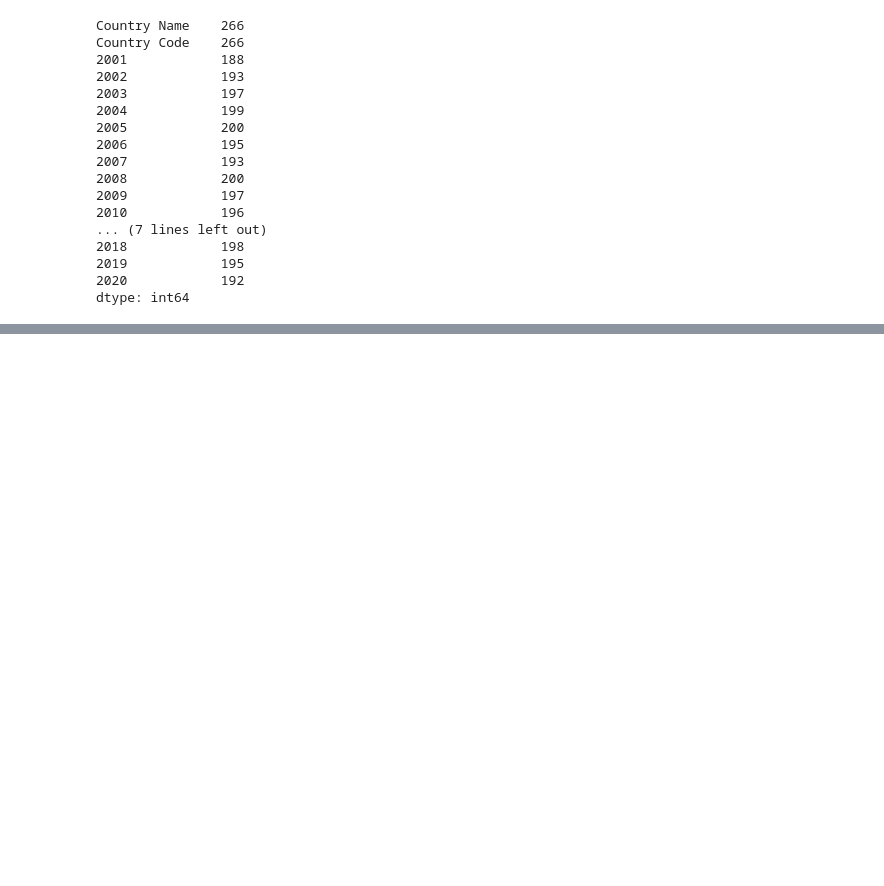
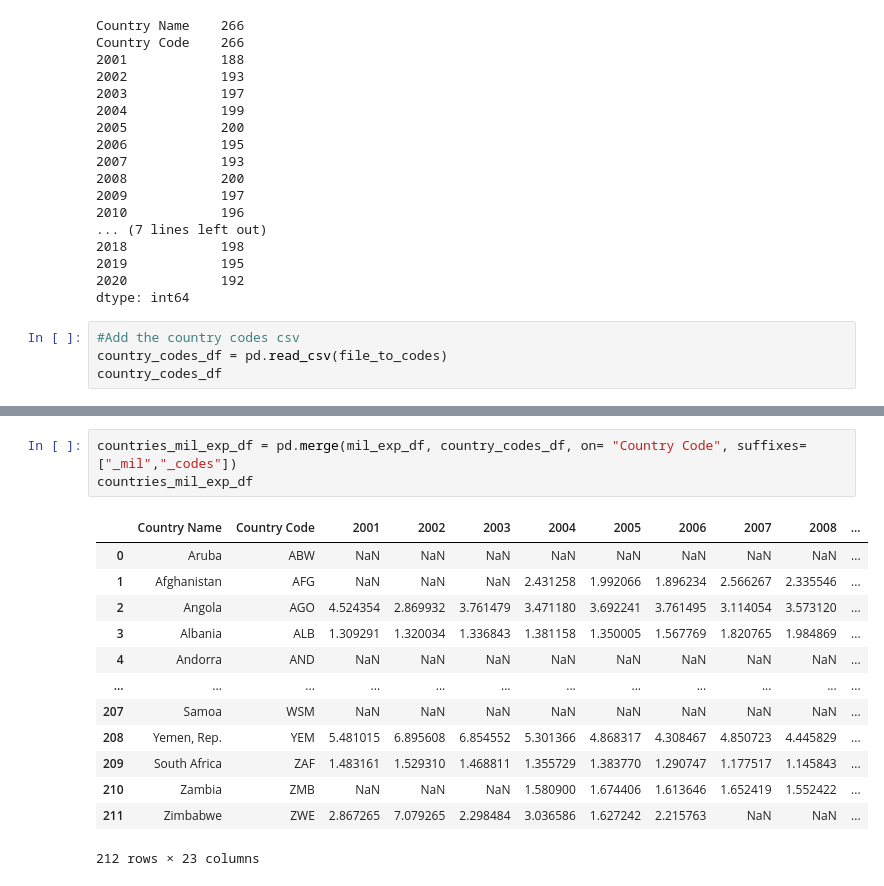
Before and after one commit to svujcich/Global_GDP_Trends, a Jupyter notebook: military_expenditure.ipynb, the cells around one changed output, grey strips where cells are left out. Saved outputs shown, nothing was run; the diff lists cells and outputs as text; blank space fills up the shorter version.

```diff
--- a/military_expenditure.ipynb
+++ b/military_expenditure.ipynb
@@ -107,3 +107,7 @@ Country Code    266
 2019            195
 2020            192
 dtype: int64
+# %%
+#Add the country codes csv
+country_codes_df = pd.read_csv(file_to_codes)
+country_codes_df
@@ -110 +153,18 @@ dtype: int64
+# %%
+countries_mil_exp_df = pd.merge(mil_exp_df, country_codes_df, on= "Country Code", suffixes=["_mil","_codes"])
+countries_mil_exp_df
+# %% [output]
+|  | Country Name | Country Code | 2001 | 2002 | 2003 | 2004 | 2005 | 2006 | 2007 | 2008 | ... |
+| 0 | Aruba | ABW | NaN | NaN | NaN | NaN | NaN | NaN | NaN | NaN | ... |
+| 1 | Afghanistan | AFG | NaN | NaN | NaN | 2.431258 | 1.992066 | 1.896234 | 2.566267 | 2.335546 | ... |
+| 2 | Angola | AGO | 4.524354 | 2.869932 | 3.761479 | 3.471180 | 3.692241 | 3.761495 | 3.114054 | 3.573120 | ... |
+| 3 | Albania | ALB | 1.309291 | 1.320034 | 1.336843 | 1.381158 | 1.350005 | 1.567769 | 1.820765 | 1.984869 | ... |
+| 4 | Andorra | AND | NaN | NaN | NaN | NaN | NaN | NaN | NaN | NaN | ... |
+| ... | ... | ... | ... | ... | ... | ... | ... | ... | ... | ... | ... |
+| 207 | Samoa | WSM | NaN | NaN | NaN | NaN | NaN | NaN | NaN | NaN | ... |
+| 208 | Yemen, Rep. | YEM | 5.481015 | 6.895608 | 6.854552 | 5.301366 | 4.868317 | 4.308467 | 4.850723 | 4.445829 | ... |
+| 209 | South Africa | ZAF | 1.483161 | 1.529310 | 1.468811 | 1.355729 | 1.383770 | 1.290747 | 1.177517 | 1.145843 | ... |
+| 210 | Zambia | ZMB | NaN | NaN | NaN | 1.580900 | 1.674406 | 1.613646 | 1.652419 | 1.552422 | ... |
+| 211 | Zimbabwe | ZWE | 2.867265 | 7.079265 | 2.298484 | 3.036586 | 1.627242 | 2.215763 | NaN | NaN | ... |
+212 rows × 23 columns
 # %%
```
Also changed, not shown: parts of 9 cells of this notebook.
